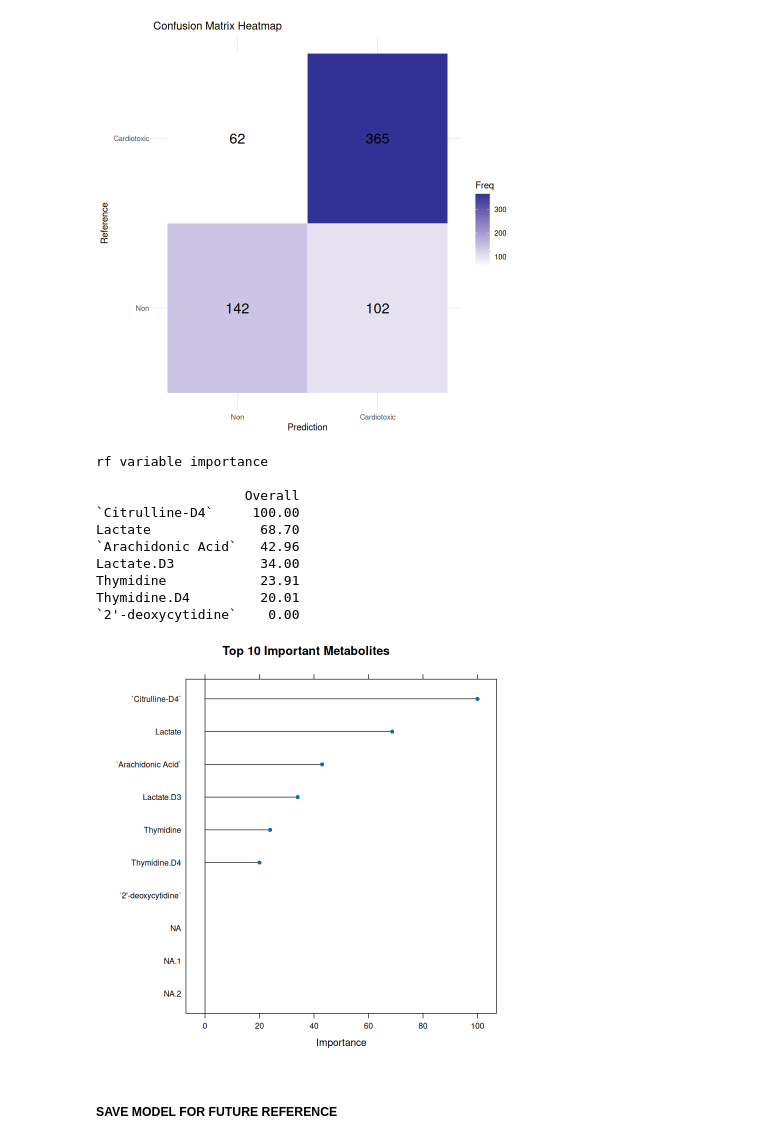
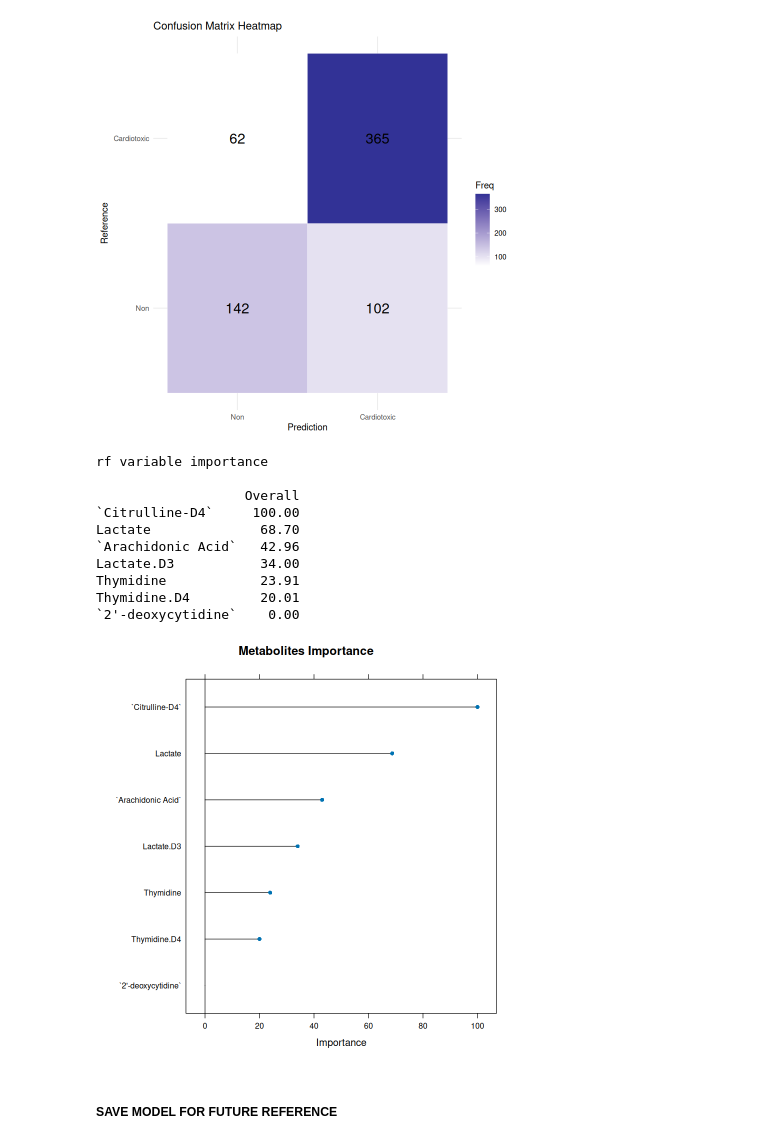
Before and after one commit to Ilesh-Dhall/Metabolomics-Data-Analysis-For-Biomarker-Discovery, a Jupyter notebook: analysis/RandomForest.ipynb, the cells around one changed output. Drawn from its saved outputs; the diff is of its cells as text; code cells hidden in the pictures.

```diff
--- a/analysis/RandomForest.ipynb
+++ b/analysis/RandomForest.ipynb
@@ -175,21 +194,21 @@ ggplot(cm_df, aes(x = Prediction, y = Reference, fill = Freq)) +
 # %%
 # Get feature importance
 importance <- varImp(rf_model)
-plot(importance, top = 10, main = "Top 10 Important Metabolites")
+plot(importance, top = 7, main = "Metabolites Importance")
 
 print(importance)
 # %% [output]
 rf variable importance
 
                    Overall
 `Citrulline-D4`     100.00
 Lactate              68.70
 `Arachidonic Acid`   42.96
 Lactate.D3           34.00
 Thymidine            23.91
 Thymidine.D4         20.01
 `2'-deoxycytidine`    0.00
-[figure, old version]
+[figure, new version]
 # %% [markdown]
 ##### **SAVE MODEL FOR FUTURE REFERENCE**
 # %%
```
Also changed, not shown: parts of 2 cells of this notebook.
